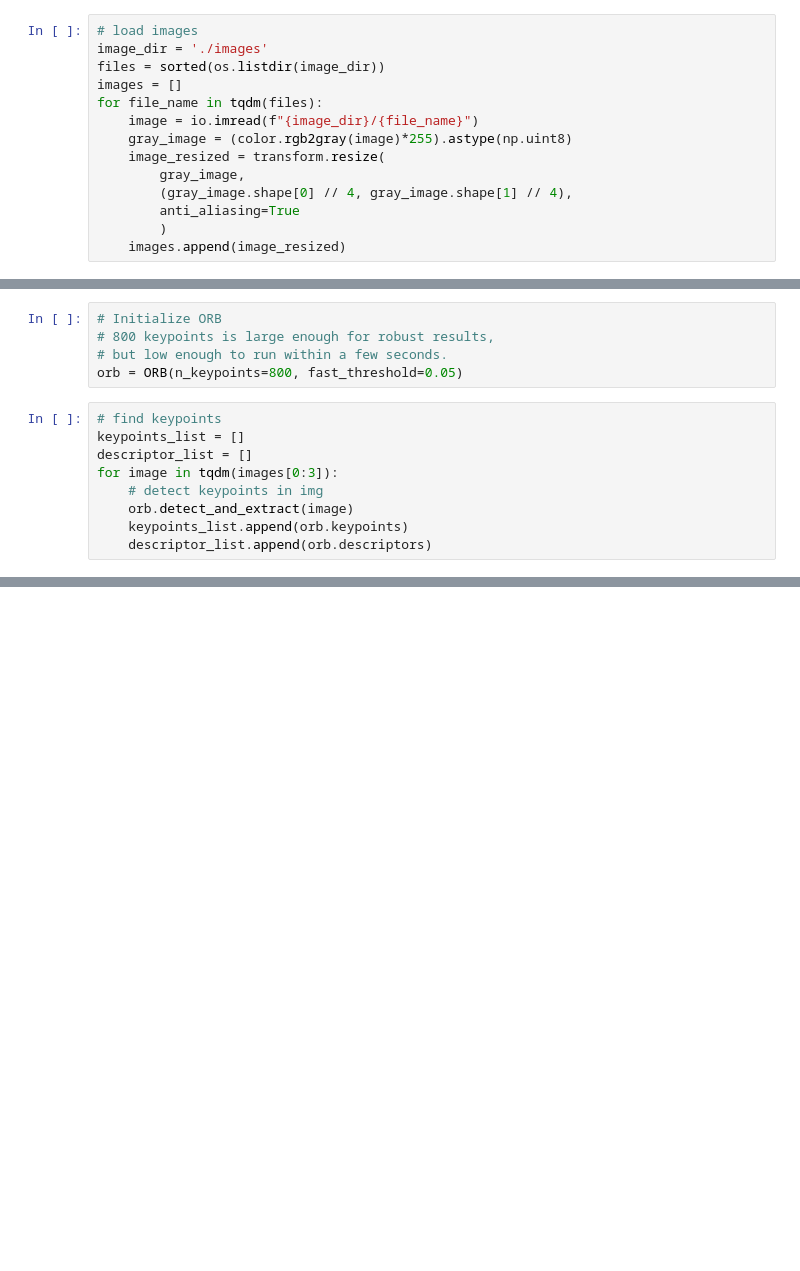
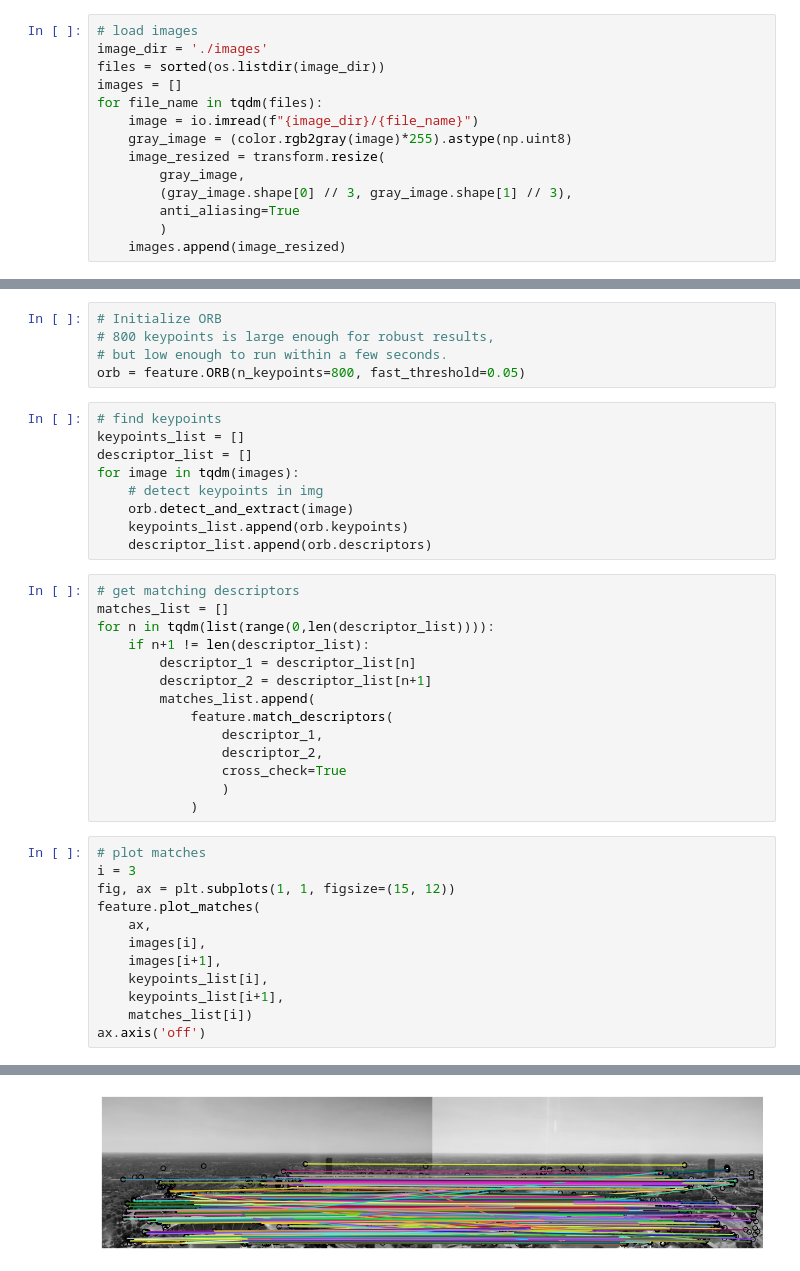
Before and after one commit to DirkRemmers/overlap-image-merging, a Jupyter notebook: panorama.ipynb, the cells around one changed output, grey strips where cells are left out. Drawn from its saved outputs; the diff is of its cells as text; blank space fills up the shorter version.

```diff
--- a/panorama.ipynb
+++ b/panorama.ipynb
@@ -16,7 +20,7 @@ for file_name in tqdm(files):
     gray_image = (color.rgb2gray(image)*255).astype(np.uint8)
     image_resized = transform.resize(
         gray_image,
-        (gray_image.shape[0] // 4, gray_image.shape[1] // 4),
+        (gray_image.shape[0] // 3, gray_image.shape[1] // 3),
         anti_aliasing=True
         )
     images.append(image_resized)
@@ -24,13 +30,40 @@ for file_name in tqdm(files):
 # Initialize ORB
 # 800 keypoints is large enough for robust results,
 # but low enough to run within a few seconds.
-orb = ORB(n_keypoints=800, fast_threshold=0.05)
+orb = feature.ORB(n_keypoints=800, fast_threshold=0.05)
 # %%
 # find keypoints
 keypoints_list = []
 descriptor_list = []
-for image in tqdm(images[0:3]):
+for image in tqdm(images):
     # detect keypoints in img
     orb.detect_and_extract(image)
     keypoints_list.append(orb.keypoints)
     descriptor_list.append(orb.descriptors)
+# %%
+# get matching descriptors
+matches_list = []
+for n in tqdm(list(range(0,len(descriptor_list)))):
+    if n+1 != len(descriptor_list):
+        descriptor_1 = descriptor_list[n]
+        descriptor_2 = descriptor_list[n+1]
+        matches_list.append(
+            feature.match_descriptors(
+                descriptor_1,
+                descriptor_2,
+                cross_check=True
+                )
+            )
+# %%
+# plot matches
+i = 3
+fig, ax = plt.subplots(1, 1, figsize=(15, 12))
+feature.plot_matches(
+    ax,
+    images[i],
+    images[i+1],
+    keypoints_list[i],
+    keypoints_list[i+1],
+    matches_list[i])
+ax.axis('off')
+# %% [output]
@@ -36,0 +71 @@ for image in tqdm(images[0:3]):
+[figure, added]
```
Also changed, not shown: parts of 8 cells of this notebook.
